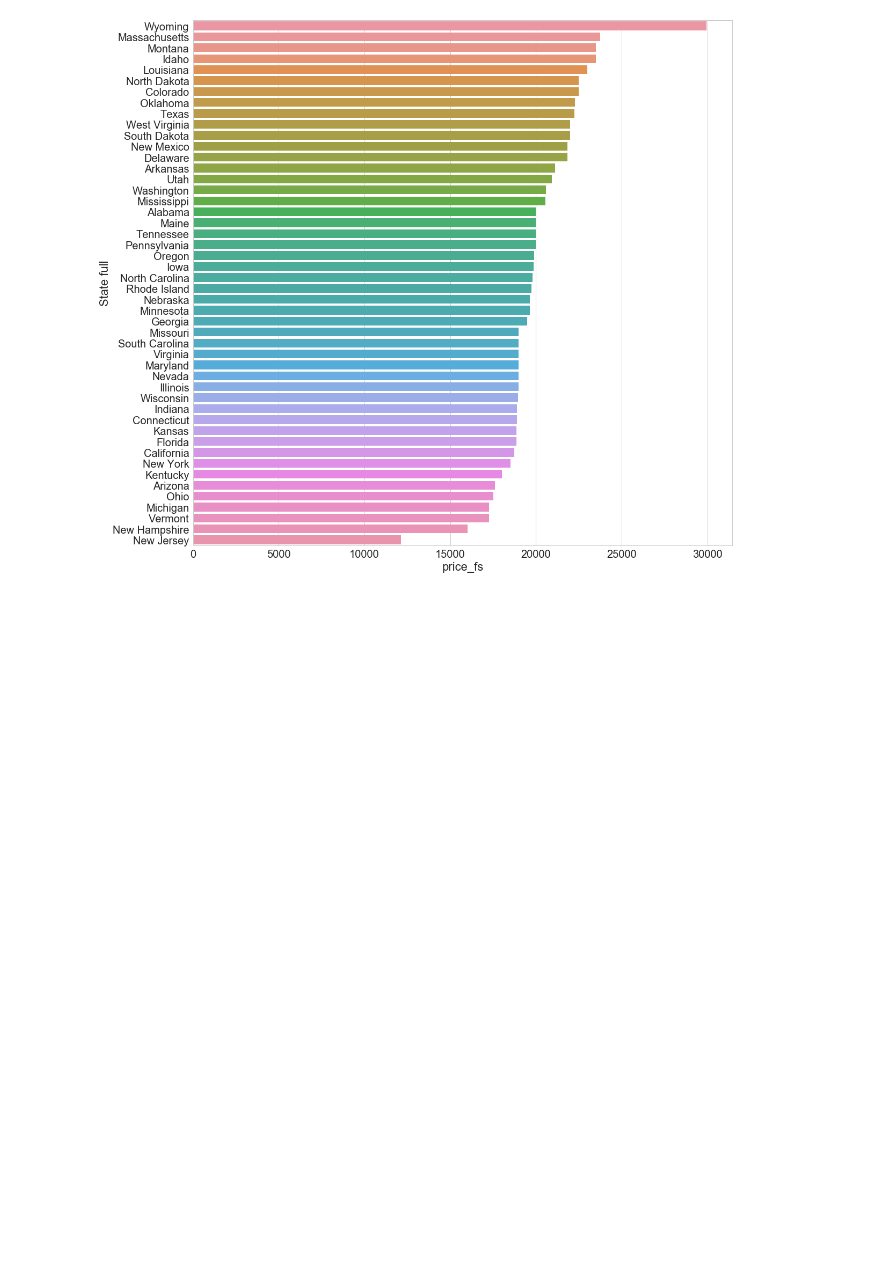
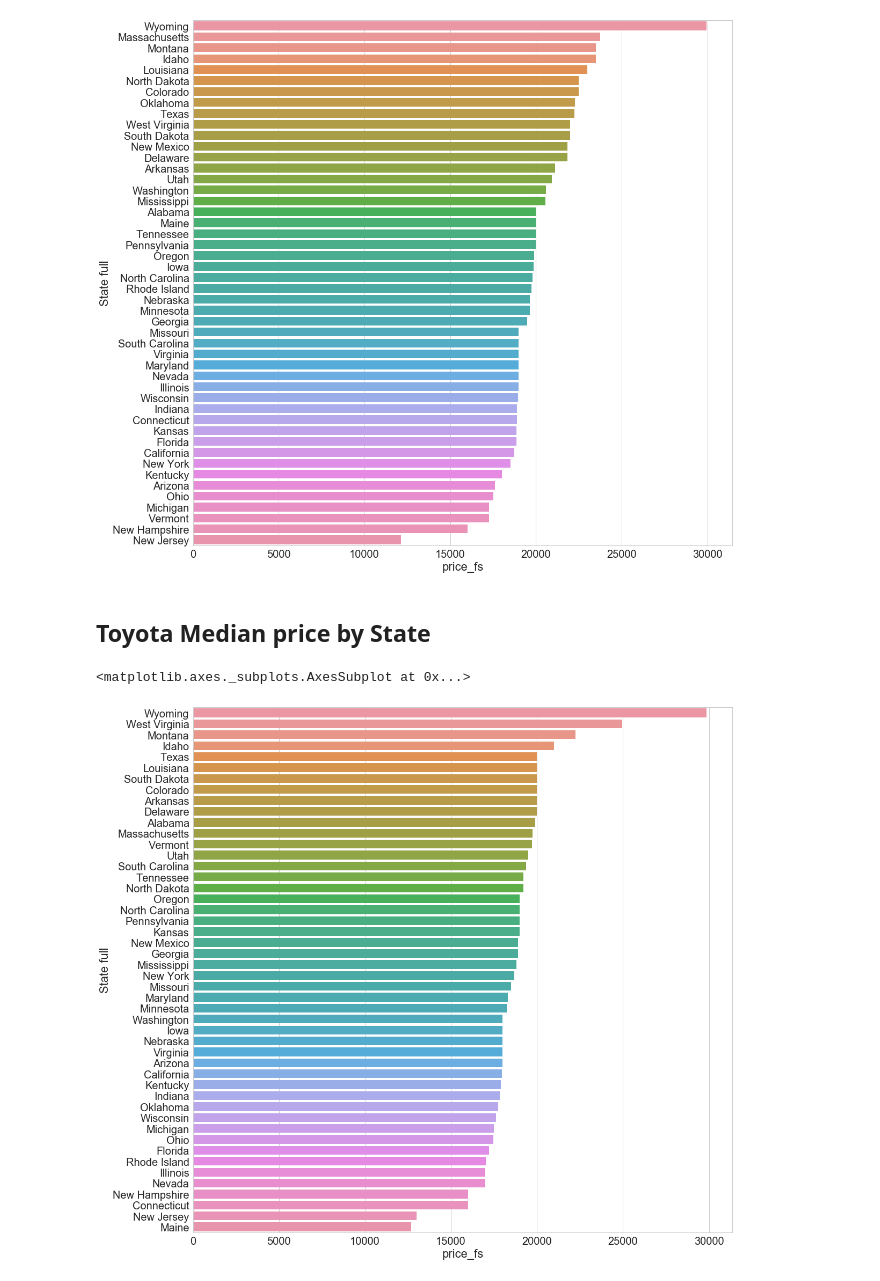
Before and after one commit to bellinsd/Klunker-Blue-Book, a Jupyter notebook: Scripts/Car Prices by state.ipynb, the cells around one changed output. Drawn from its saved outputs; the diff is of its cells as text; code cells hidden in the pictures; blank space fills up the shorter version.

```diff
--- a/Scripts/Car Prices by state.ipynb
+++ b/Scripts/Car Prices by state.ipynb
@@ -159,5 +164,25 @@ ax.set(xlim=(0,25000), ylabel="", xlabel="Average listing price of used cars")
 sns.despine(left=True, bottom=True)
 # %% [output]
 [figure]
+# %%
+chevy = df[(df["make_ss"] == "Chevrolet")]
+chevy = pd.DataFrame(chevy.groupby('State full').median())
+chevy = chevy.reset_index()
+
+ford = df[(df["make_ss"] == "Ford")]
+ford = pd.DataFrame(ford.groupby('State full').median())
+ford = ford.reset_index()
+
+toyota = df[(df["make_ss"] == "Toyota")]
+toyota = pd.DataFrame(toyota.groupby('State full').median())
+toyota = toyota.reset_index()
+
+nissan = df[(df["make_ss"] == "Nissan")]
+nissan = pd.DataFrame(nissan.groupby('State full').median())
+nissan = nissan.reset_index()
+
+honda = df[(df["make_ss"] == "Honda")]
+honda = pd.DataFrame(honda.groupby('State full').median())
+honda = honda.reset_index()
 # %% [markdown]
 ## Chevy Median price by State
@@ -183,3 +200,11 @@ sns.barplot(x="price_fs", y="State full", data=ford, label="Median")
 # %% [output]
 <matplotlib.axes._subplots.AxesSubplot at 0x...>
 [figure]
+# %% [markdown]
+## Toyota Median price by State
+# %%
+toyota.sort_values('price_fs', ascending=False, inplace=True)
+sns.barplot(x="price_fs", y="State full", data=toyota, label="Median")
+# %% [output]
+<matplotlib.axes._subplots.AxesSubplot at 0x...>
+[figure, added]
```
Also changed, not shown: parts of 27 cells of this notebook.
